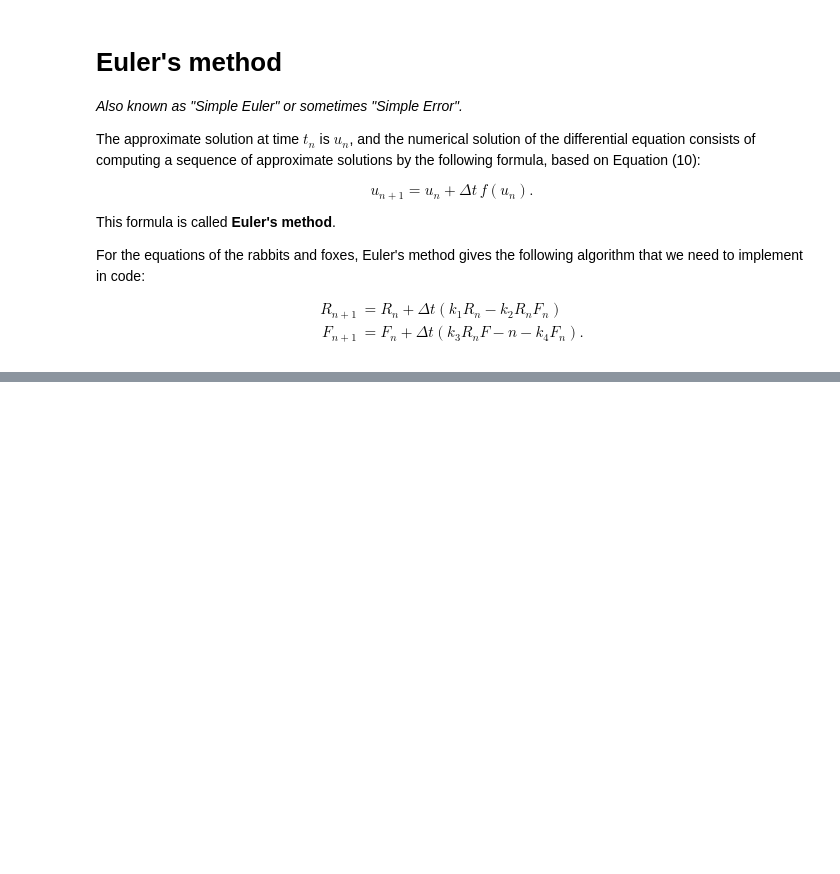
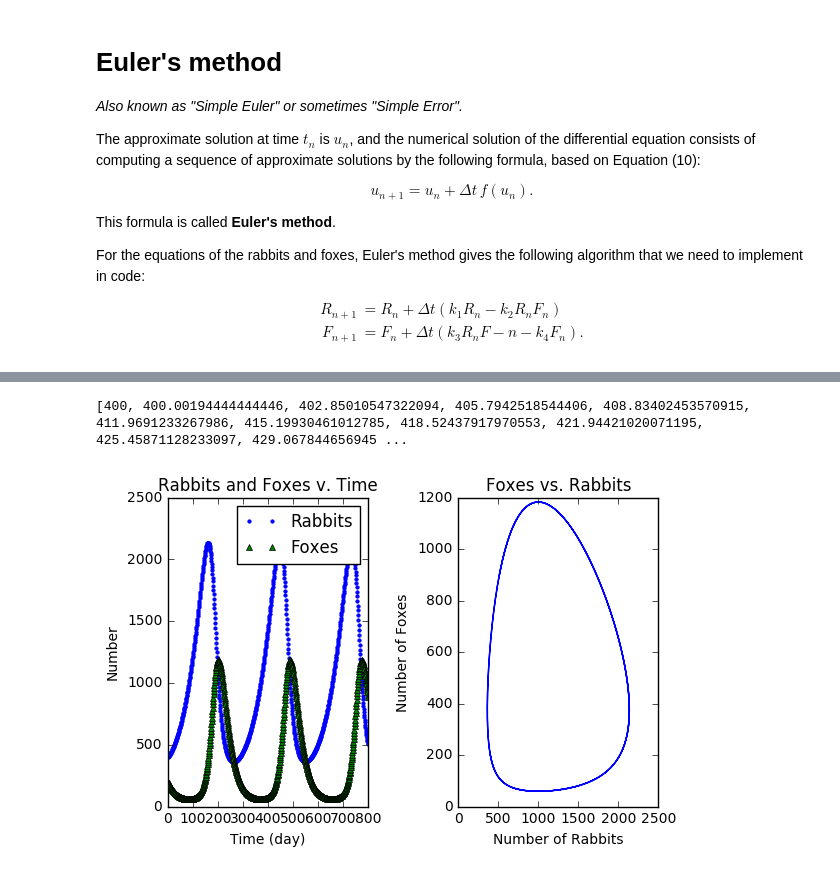
Before and after one commit to rwest/rabbits-and-foxes-cainja, a Jupyter notebook: rabbits-and-foxes.ipynb, the cells around one changed output, grey strips where cells are left out. Cells and saved outputs as stored; diff of their text form; code cells hidden in the pictures; blank space fills up the shorter version.

```diff
--- a/rabbits-and-foxes.ipynb
+++ b/rabbits-and-foxes.ipynb
@@ -100,39 +104,47 @@ plt.show()
+# %%
+print(Rlist)
+# %% [output]
+[400, 400.00194444444446, 402.85010547322094, 405.7942518544406, 408.83402453570915, 411.9691233267986, 415.19930461012785, 418.52437917970553, 421.94421020071195, 425.45871128233097, 429.067844656945 ...
 # %%
 
-x = 500
-y = 200
-k1 = 0.02
+R = 400
+F = 200
+k1 = 0.015
 k2 = 0.00004
 k3 = 0.00004
 k4 = 0.04
 
-xlist = [x]
-ylist = [y]
+endtime = 800*24*60
+
+Rlist = [R]
+Flist = [F]
 dxlist = []
 dylist = []
 tlist = [0]
 
-for t in range(800*24*60):
-    dx = (k1*x) - (k2*x*y)
-    dy = (k3*x*y) - (k4*y)
-    x += dx*1/24/60
-    y += dy*1/24/60
-    if t%(24*60) == 0:
-        xlist.append(x)
-        ylist.append(y)
-        tlist.append((t+1)/24/60)
+for t in range(endtime):
+    dR = (k1*R) - (k2*R*F)
+    dF = (k3*R*F) - (k4*F)
+    R += dR/(endtime/800)
+    F += dF/(endtime/800)
+    if t%(endtime/800) == 0:
+        Rlist.append(R)
+        Flist.append(F)
+        tlist.append((t+1)/(endtime/800))
 
 fig, (ax, ay) = plt.subplots(1,2)
-rabbits, = ax.plot(tlist, xlist, '.', markersize = 5, label = 'Rabbits')
-foxes, = ax.plot(tlist, ylist, '^', markersize = 5, label = 'Foxes')
+rabbits, = ax.plot(tlist, Rlist, '.', markersize = 5, label = 'Rabbits')
+foxes, = ax.plot(tlist, Flist, '^', markersize = 5, label = 'Foxes')
 ax.legend()
 ax.set_title('Rabbits and Foxes v. Time')
-ay.plot(xlist, ylist)
+ay.plot(Rlist, Flist)
 ay.set_title('Foxes vs. Rabbits')
 ax.set_xlabel('Time (day)')
 ax.set_ylabel('Number')
 ay.set_ylabel('Number of Foxes')
 ay.set_xlabel('Number of Rabbits')
 
 fig.tight_layout()
 plt.show()
+# %% [output]
+[figure, added]
```
Also changed, not shown: parts of 1 cell of this notebook.
